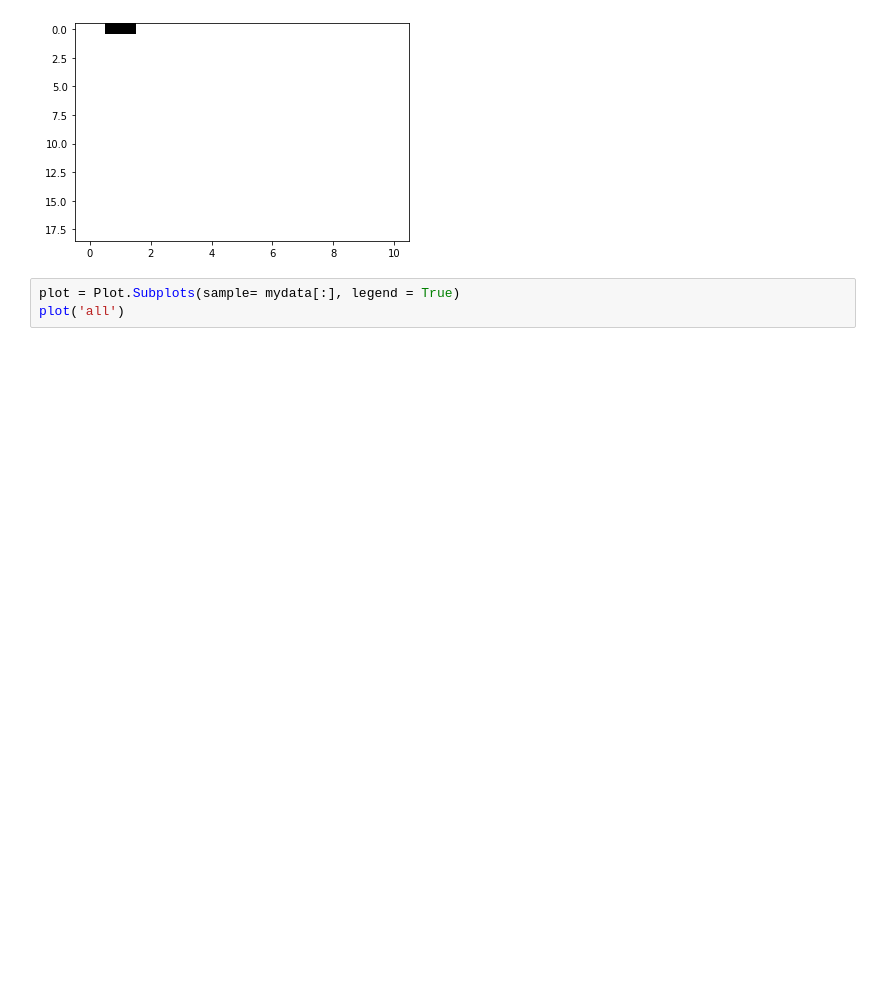
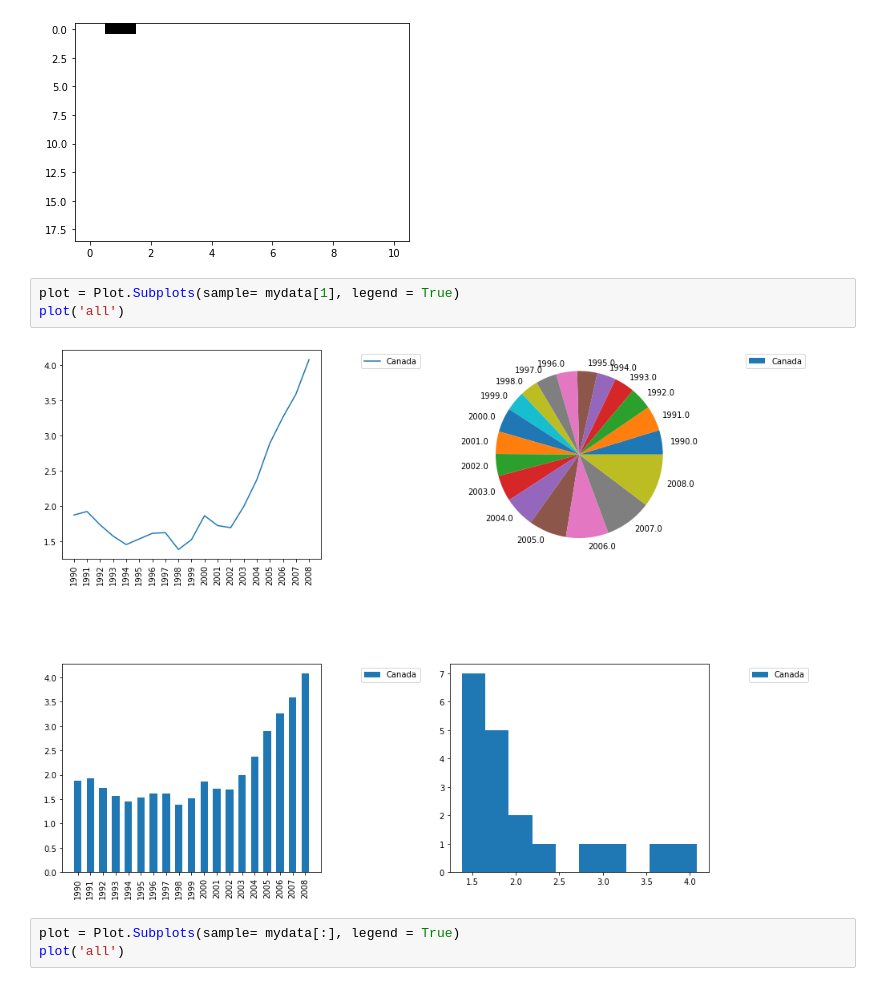
Before and after one commit to gsharansingh/easygplot, a Jupyter notebook: test.ipynb, the cells around one changed output. Cells and saved outputs as stored; diff of their text form; blank space fills up the shorter version.

Commit message:
support added for 1-column data plot in Pie, Bar, Histogram

```diff
--- a/test.ipynb
+++ b/test.ipynb
@@ -11,6 +11,11 @@ Data contains missing values. Here is the representation of missing values:
 NOTE: if the data has whole row or column as missing values, that row or column is already dropped!
 For more information, check 'missing_data_handling_strategy' parameter in Docu String by: 'print(easygplot.read.CSV.__doc__)'
 [figure]
+# %%
+plot = Plot.Subplots(sample= mydata[1], legend = True)
+plot('all')
+# %% [output]
+[figure, added]
 # %%
 plot = Plot.Subplots(sample= mydata[:], legend = True)
 plot('all')
```
Also changed, not shown: parts of 2 cells of this notebook, 1 other file.
